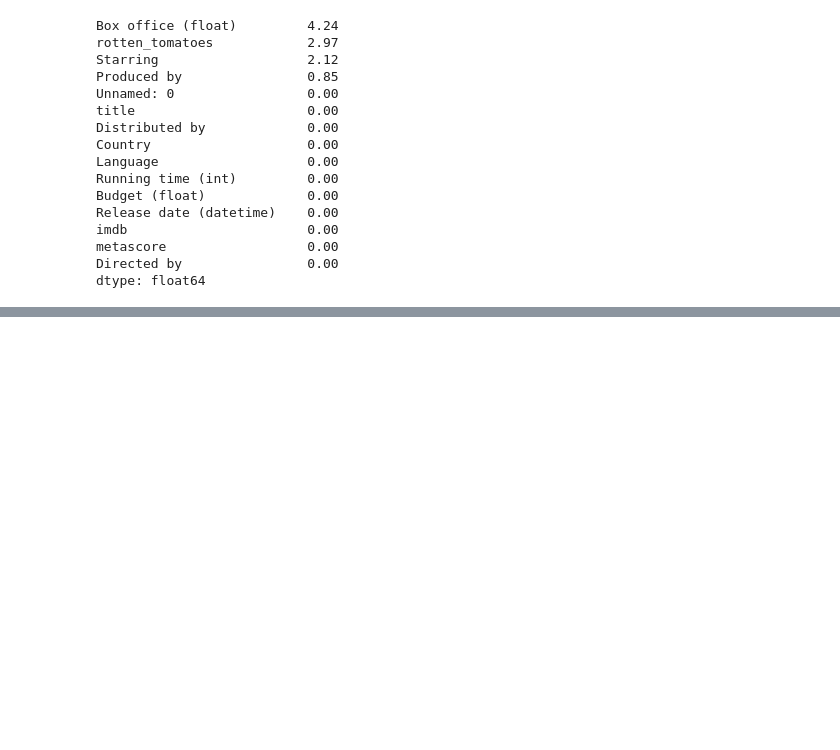
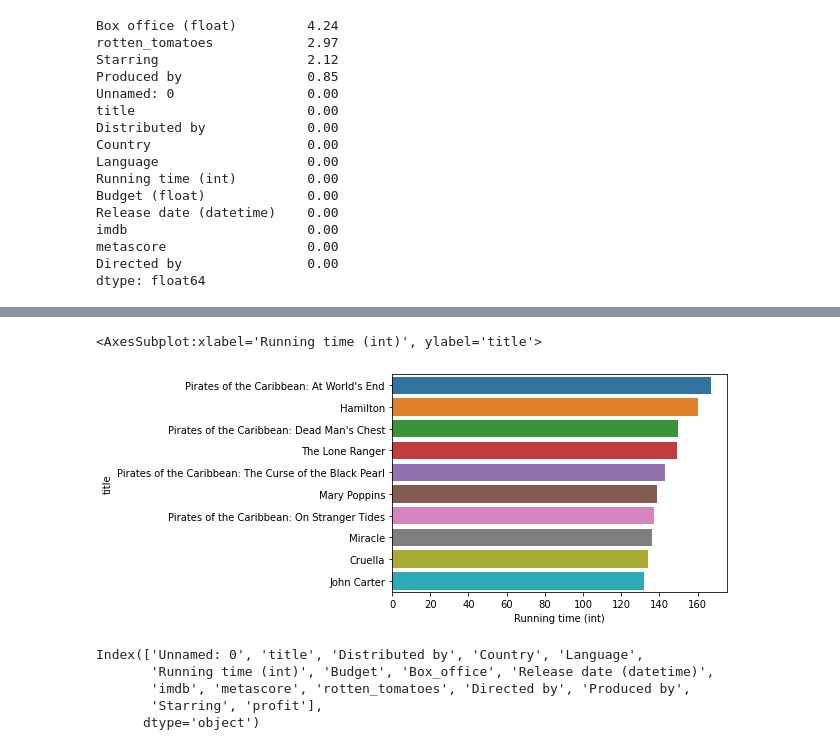
Before and after one commit to pappucode/datascrape, a Jupyter notebook: movie_data_scrape.ipynb, the cells around one changed output, grey strips where cells are left out. Cells and saved outputs as stored; diff of their text form; code cells hidden in the pictures; blank space fills up the shorter version.

```diff
--- a/movie_data_scrape.ipynb
+++ b/movie_data_scrape.ipynb
@@ -1254,0 +1280,3 @@ movies[movies['Running time (int)']>=150]
+# %%
+top10_len = movies.nlargest(10, 'Running time (int)')[['title', 'Running time (int)']]\
+.set_index('title')
@@ -1254,0 +1298,13 @@ movies[movies['Running time (int)']>=150]
+# %%
+sns.barplot(x='Running time (int)', y=top10_len.index, data=top10_len)
+# %% [output]
+<AxesSubplot:xlabel='Running time (int)', ylabel='title'>
+[figure, added]
+# %%
+movies.columns
+# %% [output]
+Index(['Unnamed: 0', 'title', 'Distributed by', 'Country', 'Language',
+       'Running time (int)', 'Budget', 'Box_office', 'Release date (datetime)',
+       'imdb', 'metascore', 'rotten_tomatoes', 'Directed by', 'Produced by',
+       'Starring', 'profit'],
+      dtype='object')
```
Also changed, not shown: parts of 78 cells of this notebook.
